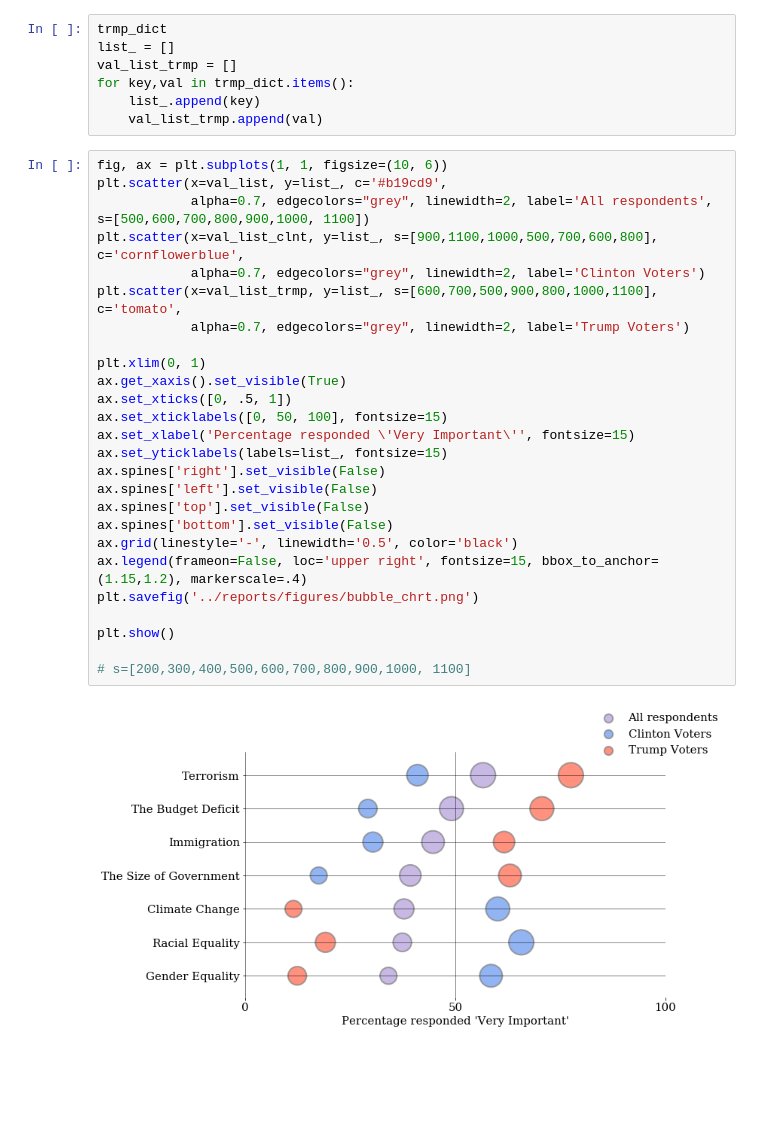
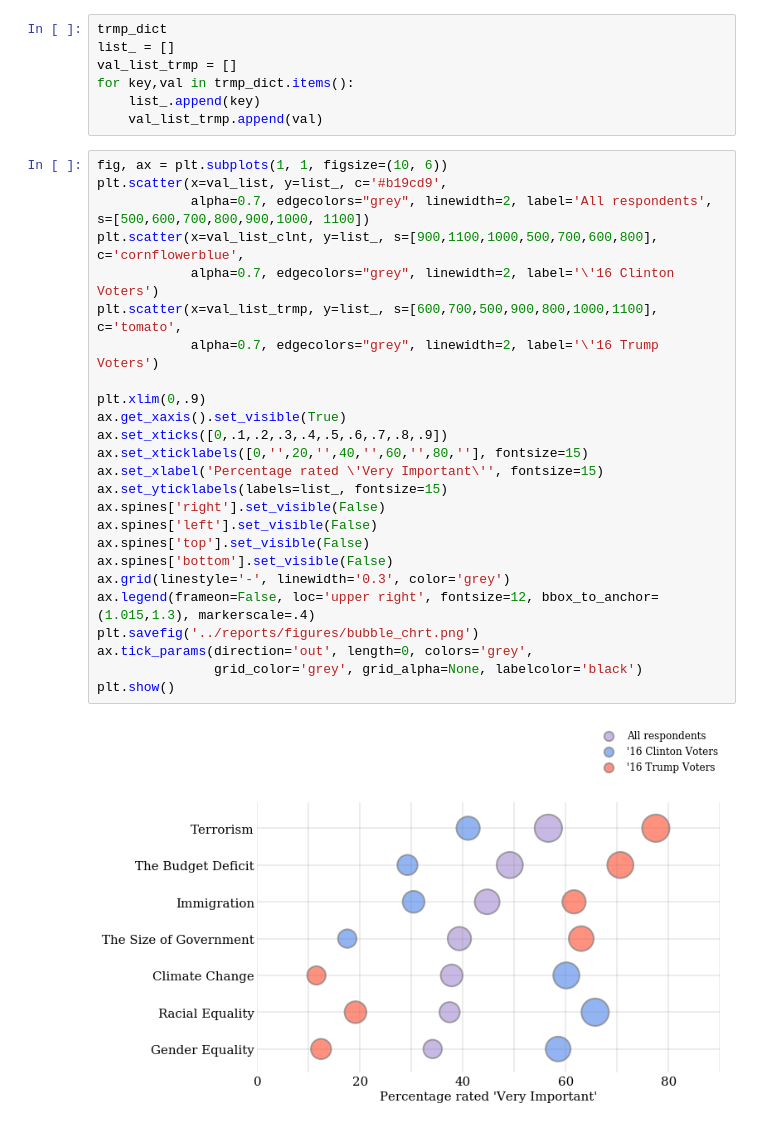
Before and after one commit to ali0003433/predict-by-issue-prioritization, a Jupyter notebook: notebooks/bubble-chrt.ipynb, the cells around one changed output. Saved outputs shown, nothing was run; the diff lists cells and outputs as text; blank space fills up the shorter version.

Commit message:
Add edits to graphs

```diff
--- a/notebooks/bubble-chrt.ipynb
+++ b/notebooks/bubble-chrt.ipynb
@@ -133,28 +133,27 @@ for key,val in trmp_dict.items():
 # %%
 fig, ax = plt.subplots(1, 1, figsize=(10, 6))
 plt.scatter(x=val_list, y=list_, c='#b19cd9',
             alpha=0.7, edgecolors="grey", linewidth=2, label='All respondents', s=[500,600,700,800,900,1000, 1100])
 plt.scatter(x=val_list_clnt, y=list_, s=[900,1100,1000,500,700,600,800], c='cornflowerblue',
-            alpha=0.7, edgecolors="grey", linewidth=2, label='Clinton Voters')
+            alpha=0.7, edgecolors="grey", linewidth=2, label='\'16 Clinton Voters')
 plt.scatter(x=val_list_trmp, y=list_, s=[600,700,500,900,800,1000,1100], c='tomato',
-            alpha=0.7, edgecolors="grey", linewidth=2, label='Trump Voters')
+            alpha=0.7, edgecolors="grey", linewidth=2, label='\'16 Trump Voters')
 
-plt.xlim(0, 1)
+plt.xlim(0,.9)
 ax.get_xaxis().set_visible(True)
-ax.set_xticks([0, .5, 1])
-ax.set_xticklabels([0, 50, 100], fontsize=15)
-ax.set_xlabel('Percentage responded \'Very Important\'', fontsize=15)
+ax.set_xticks([0,.1,.2,.3,.4,.5,.6,.7,.8,.9])
+ax.set_xticklabels([0,'',20,'',40,'',60,'',80,''], fontsize=15)
+ax.set_xlabel('Percentage rated \'Very Important\'', fontsize=15)
 ax.set_yticklabels(labels=list_, fontsize=15)
 ax.spines['right'].set_visible(False)
 ax.spines['left'].set_visible(False)
 ax.spines['top'].set_visible(False)
 ax.spines['bottom'].set_visible(False)
-ax.grid(linestyle='-', linewidth='0.5', color='black')
-ax.legend(frameon=False, loc='upper right', fontsize=15, bbox_to_anchor=(1.15,1.2), markerscale=.4)
+ax.grid(linestyle='-', linewidth='0.3', color='grey')
+ax.legend(frameon=False, loc='upper right', fontsize=12, bbox_to_anchor=(1.015,1.3), markerscale=.4)
 plt.savefig('../reports/figures/bubble_chrt.png')
-
+ax.tick_params(direction='out', length=0, colors='grey',
+               grid_color='grey', grid_alpha=None, labelcolor='black')
 plt.show()
-
-# s=[200,300,400,500,600,700,800,900,1000, 1100]
 # %% [output]
-[figure, old version]
+[figure, new version]
```
Also changed, not shown: 1 other file.
